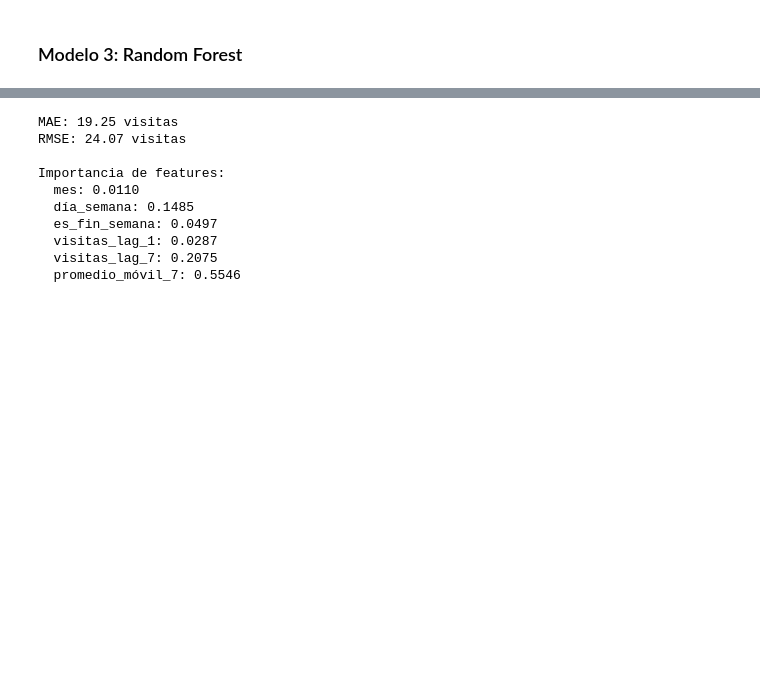
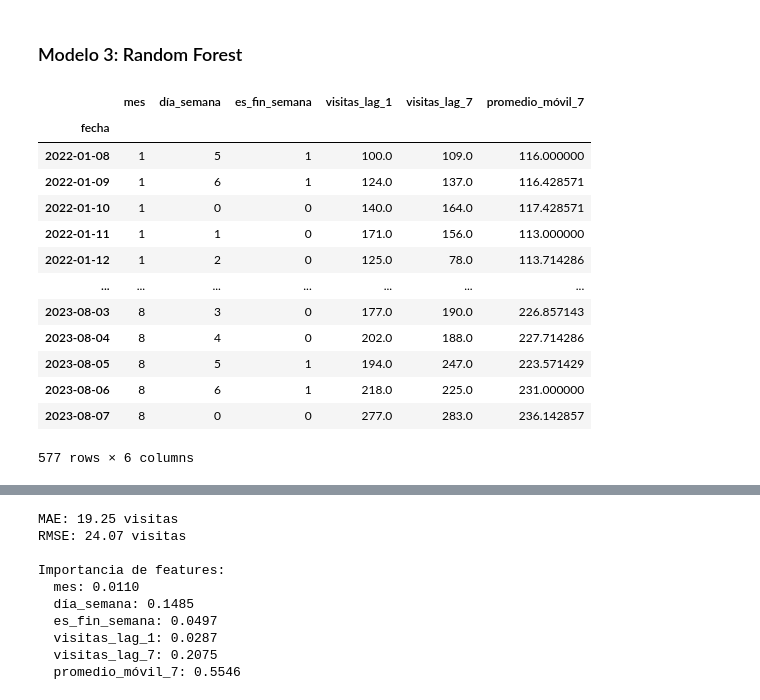
Before and after one commit to diego-dng/0426_DS_VITORIA-GASTEIZ, a Jupyter notebook: 3-Machine_Learning/1-Supervisado/5-Series_temporales/Series_temporales_Modelos.ipynb, the cells around one changed output, grey strips where cells are left out. Cells and saved outputs as stored; diff of their text form; code cells hidden in the pictures; blank space fills up the shorter version.

```diff
--- a/3-Machine_Learning/1-Supervisado/5-Series_temporales/Series_temporales_Modelos.ipynb
+++ b/3-Machine_Learning/1-Supervisado/5-Series_temporales/Series_temporales_Modelos.ipynb
@@ -191,3 +191,20 @@ Importancia de features:
   promedio_móvil_7: 0.8707
 # %% [markdown]
 ### Modelo 3: Random Forest
+# %%
+X_train
+# %% [output]
+|  | mes | día_semana | es_fin_semana | visitas_lag_1 | visitas_lag_7 | promedio_móvil_7 |
+| fecha |  |  |  |  |  |  |
+| 2022-01-08 | 1 | 5 | 1 | 100.0 | 109.0 | 116.000000 |
+| 2022-01-09 | 1 | 6 | 1 | 124.0 | 137.0 | 116.428571 |
+| 2022-01-10 | 1 | 0 | 0 | 140.0 | 164.0 | 117.428571 |
+| 2022-01-11 | 1 | 1 | 0 | 171.0 | 156.0 | 113.000000 |
+| 2022-01-12 | 1 | 2 | 0 | 125.0 | 78.0 | 113.714286 |
+| ... | ... | ... | ... | ... | ... | ... |
+| 2023-08-03 | 8 | 3 | 0 | 177.0 | 190.0 | 226.857143 |
+| 2023-08-04 | 8 | 4 | 0 | 202.0 | 188.0 | 227.714286 |
+| 2023-08-05 | 8 | 5 | 1 | 194.0 | 247.0 | 223.571429 |
+| 2023-08-06 | 8 | 6 | 1 | 218.0 | 225.0 | 231.000000 |
+| 2023-08-07 | 8 | 0 | 0 | 277.0 | 283.0 | 236.142857 |
+577 rows × 6 columns
```
Also changed, not shown: parts of 7 cells of this notebook, 2 other files.
